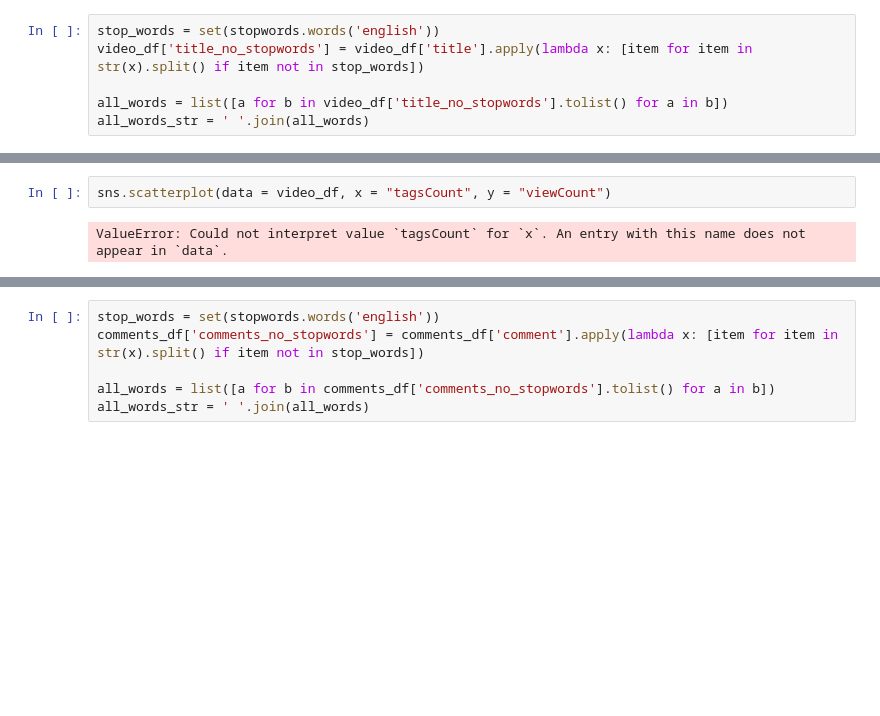
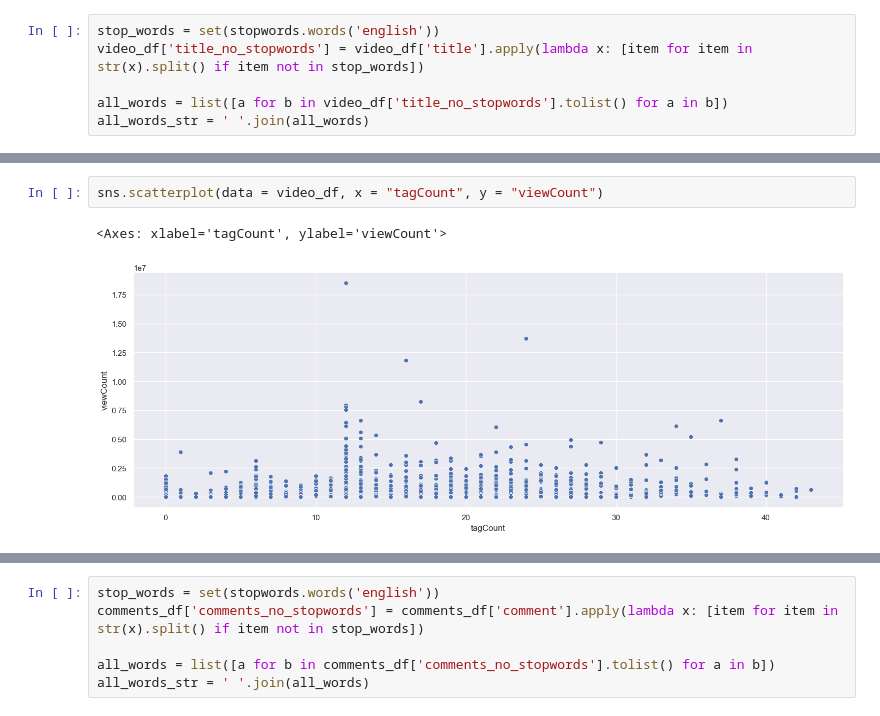
Before and after one commit to Shab00/redPillYoutube, a Jupyter notebook: 4.redPillAnalytics.ipynb, the cells around one changed output, grey strips where cells are left out. Drawn from its saved outputs; the diff is of its cells as text; blank space fills up the shorter version.

```diff
--- a/4.redPillAnalytics.ipynb
+++ b/4.redPillAnalytics.ipynb
@@ -173,5 +191,6 @@ plot_cloud(wordcloud)
 # %%
-sns.scatterplot(data = video_df, x = "tagsCount", y = "viewCount")
+sns.scatterplot(data = video_df, x = "tagCount", y = "viewCount")
 # %% [output]
-ValueError: Could not interpret value `tagsCount` for `x`. An entry with this name does not appear in `data`.
+<Axes: xlabel='tagCount', ylabel='viewCount'>
+[figure, added]
 # %%
```
Also changed, not shown: parts of 10 cells of this notebook, 2 other files.
